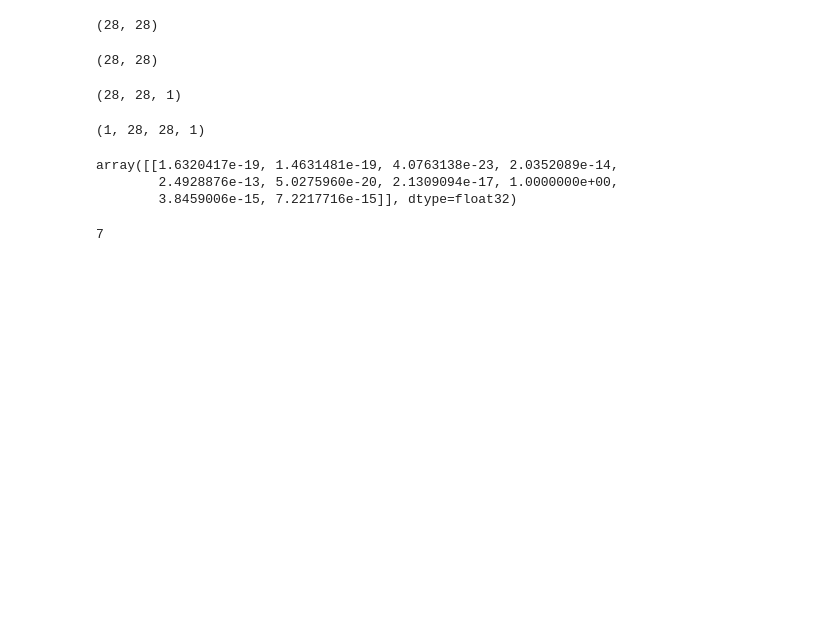
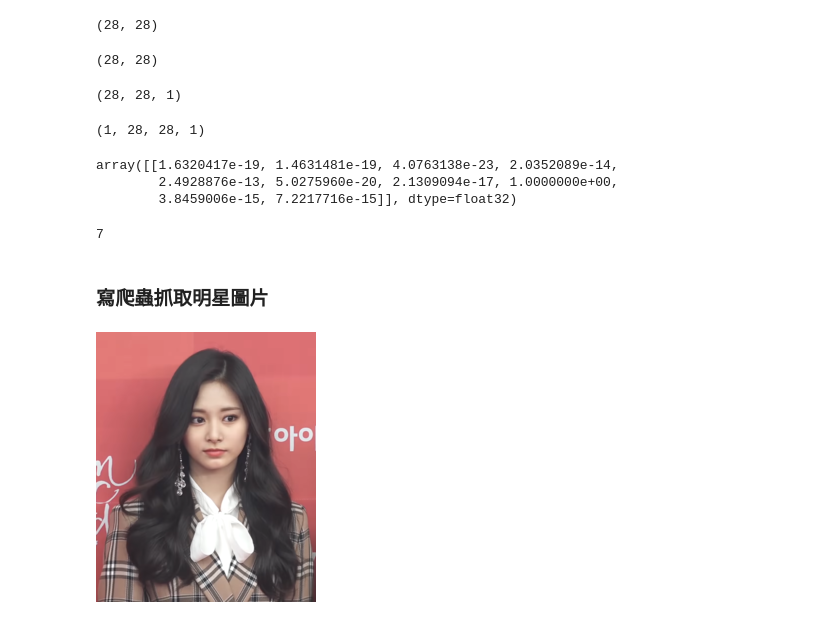
Before and after one commit to ywchiu/tibamedl, a Jupyter notebook: Demo20200801.ipynb, the cells around one changed output. Saved outputs shown, nothing was run; the diff lists cells and outputs as text; code cells hidden in the pictures; blank space fills up the shorter version.

```diff
--- a/Demo20200801.ipynb
+++ b/Demo20200801.ipynb
@@ -523,3 +523,5 @@ array([[1.6320417e-19, 1.4631481e-19, 4.0763138e-23, 2.0352089e-14,
 np.argmax(model.predict(im))
 # %% [output]
 7
+# %% [markdown]
+### 寫爬蟲抓取明星圖片
@@ -525,0 +534,5 @@ np.argmax(model.predict(im))
+# %%
+from PIL import Image
+Image.open('zhiyu_test.png')
+# %% [output]
+[figure, added]
```
Also changed, not shown: parts of 10 cells of this notebook.
